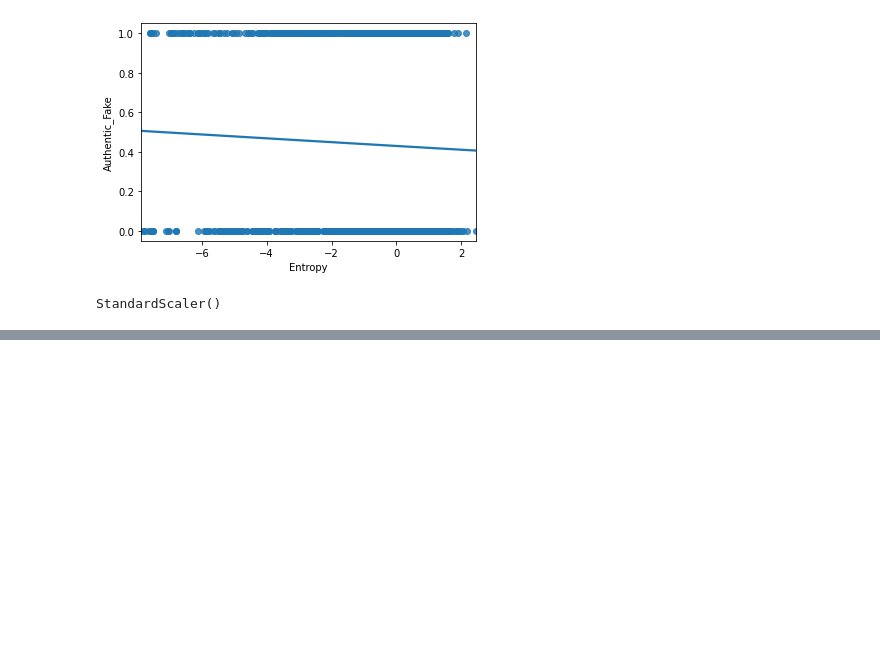
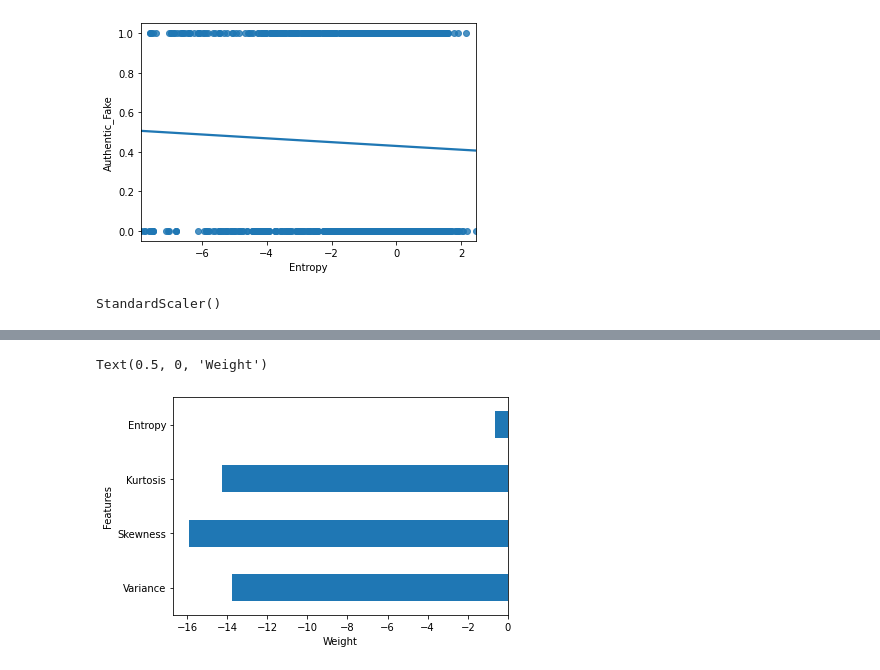
Before and after one commit to daniellejenkins17/Banknote_Classification_Real_Or_Fake, a Jupyter notebook: Banknote Day 1.ipynb, the cells around one changed output, grey strips where cells are left out. Drawn from its saved outputs; the diff is of its cells as text; code cells hidden in the pictures; blank space fills up the shorter version.

```diff
--- a/Banknote Day 1.ipynb
+++ b/Banknote Day 1.ipynb
@@ -457,0 +574,14 @@ NameError: name 'final_pipe' is not defined
+# %%
+# Factors contributing to decision boundary
+logist_reg_weights = best_model['logreg'].coef_[0]
+w_series = pd.Series(logist_reg_weights)
+w_series.index = X.columns
+
+w_series.plot.barh()
+plt.ylabel('Features')
+plt.xlabel('Weight')
+
+#Entropy is not important
+# %% [output]
+Text(0.5, 0, 'Weight')
+[figure, added]
```
Also changed, not shown: parts of 28 cells of this notebook, 2 other files.
